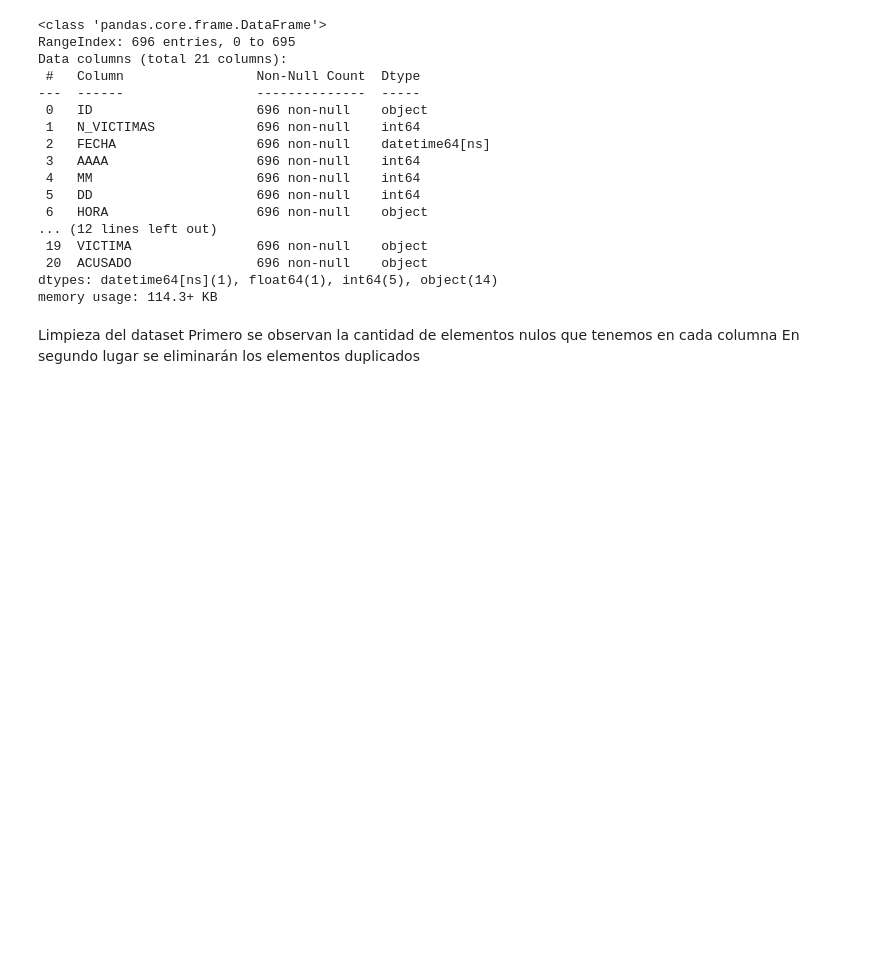
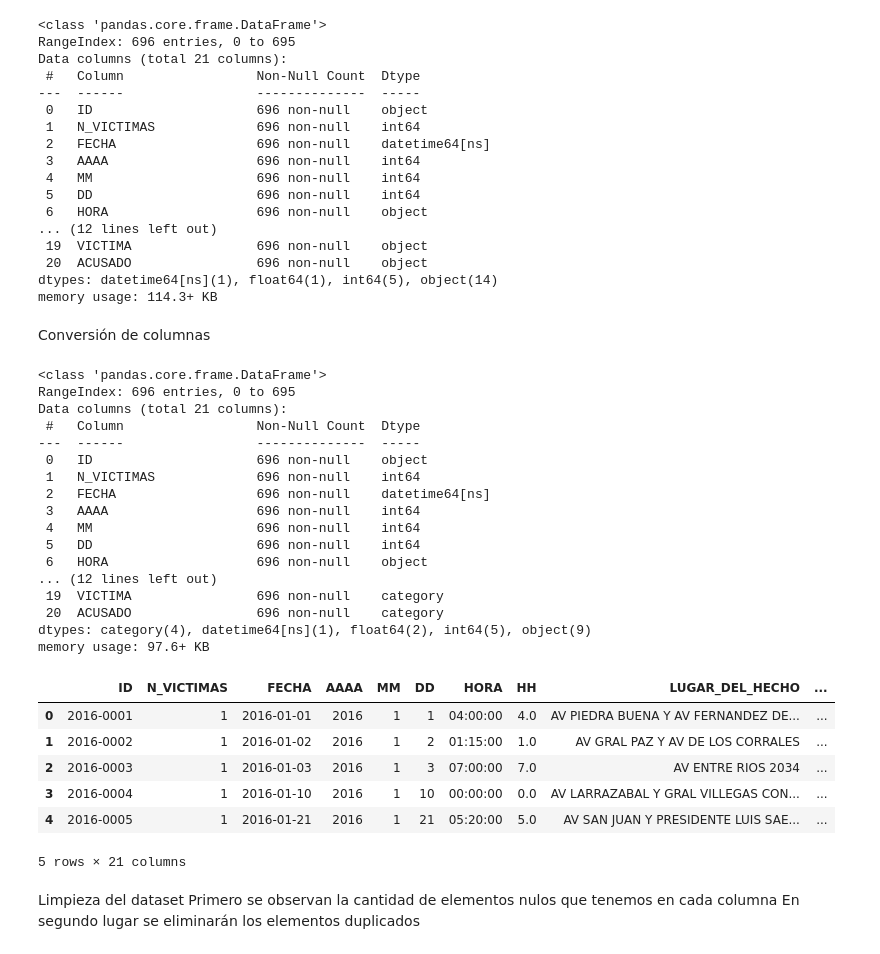
Before and after one commit to nickyczeme/SAT-homicidios, a Jupyter notebook: SAT.ipynb, the cells around one changed output. Drawn from its saved outputs; the diff is of its cells as text; code cells hidden in the pictures; blank space fills up the shorter version.

```diff
--- a/SAT.ipynb
+++ b/SAT.ipynb
@@ -76,3 +76,5 @@ Data columns (total 21 columns):
  20  ACUSADO                696 non-null    object
 dtypes: datetime64[ns](1), float64(1), int64(5), object(14)
 memory usage: 114.3+ KB
+# %% [markdown]
+Conversión de columnas
@@ -79,3 +87,31 @@ memory usage: 114.3+ KB
+# %%
+df.info()
+df.head()
+# %% [output]
+<class 'pandas.core.frame.DataFrame'>
+RangeIndex: 696 entries, 0 to 695
+Data columns (total 21 columns):
+ #   Column                 Non-Null Count  Dtype
+---  ------                 --------------  -----
+ 0   ID                     696 non-null    object
+ 1   N_VICTIMAS             696 non-null    int64
+ 2   FECHA                  696 non-null    datetime64[ns]
+ 3   AAAA                   696 non-null    int64
+ 4   MM                     696 non-null    int64
+ 5   DD                     696 non-null    int64
+ 6   HORA                   696 non-null    object
+... (12 lines left out)
+ 19  VICTIMA                696 non-null    category
+ 20  ACUSADO                696 non-null    category
+dtypes: category(4), datetime64[ns](1), float64(2), int64(5), object(9)
+memory usage: 97.6+ KB
+|  | ID | N_VICTIMAS | FECHA | AAAA | MM | DD | HORA | HH | LUGAR_DEL_HECHO | ... |
+| 0 | 2016-0001 | 1 | 2016-01-01 | 2016 | 1 | 1 | 04:00:00 | 4.0 | AV PIEDRA BUENA Y AV FERNANDEZ DE... | ... |
+| 1 | 2016-0002 | 1 | 2016-01-02 | 2016 | 1 | 2 | 01:15:00 | 1.0 | AV GRAL PAZ Y AV DE LOS CORRALES | ... |
+| 2 | 2016-0003 | 1 | 2016-01-03 | 2016 | 1 | 3 | 07:00:00 | 7.0 | AV ENTRE RIOS 2034 | ... |
+| 3 | 2016-0004 | 1 | 2016-01-10 | 2016 | 1 | 10 | 00:00:00 | 0.0 | AV LARRAZABAL Y GRAL VILLEGAS CON... | ... |
+| 4 | 2016-0005 | 1 | 2016-01-21 | 2016 | 1 | 21 | 05:20:00 | 5.0 | AV SAN JUAN Y PRESIDENTE LUIS SAE... | ... |
+5 rows × 21 columns
 # %% [markdown]
 Limpieza del dataset
 Primero se observan la cantidad de elementos nulos que tenemos en cada columna
```
Also changed, not shown: parts of 6 cells of this notebook.
